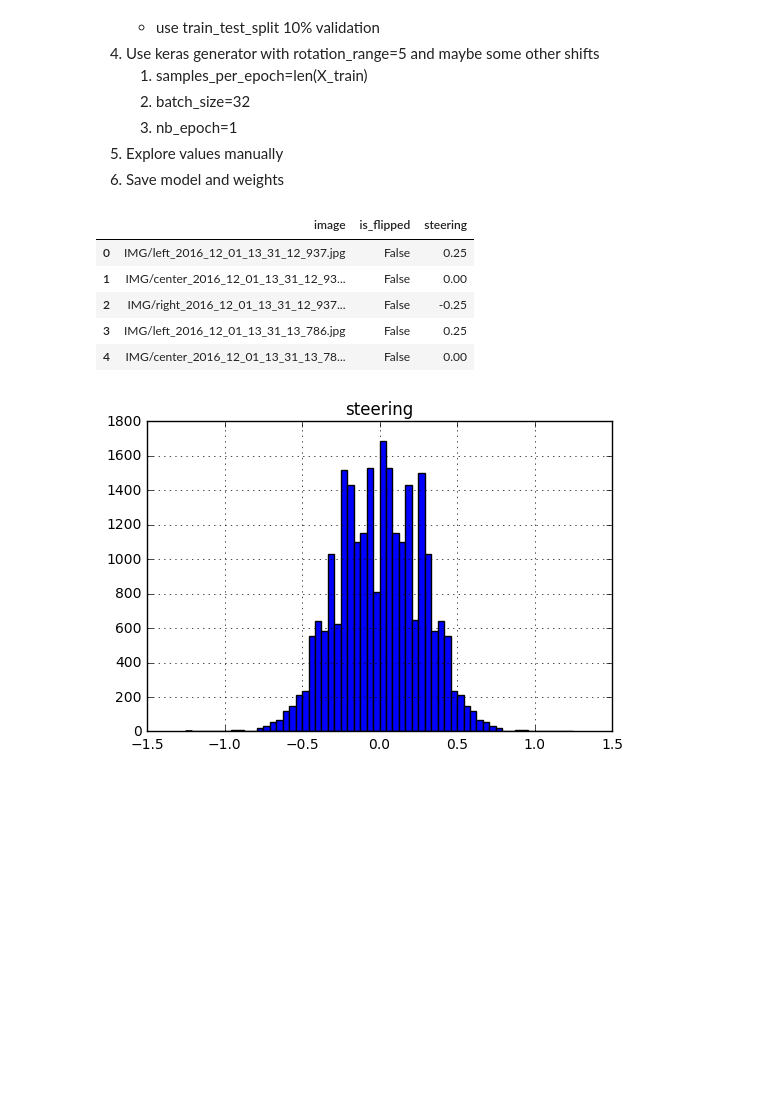
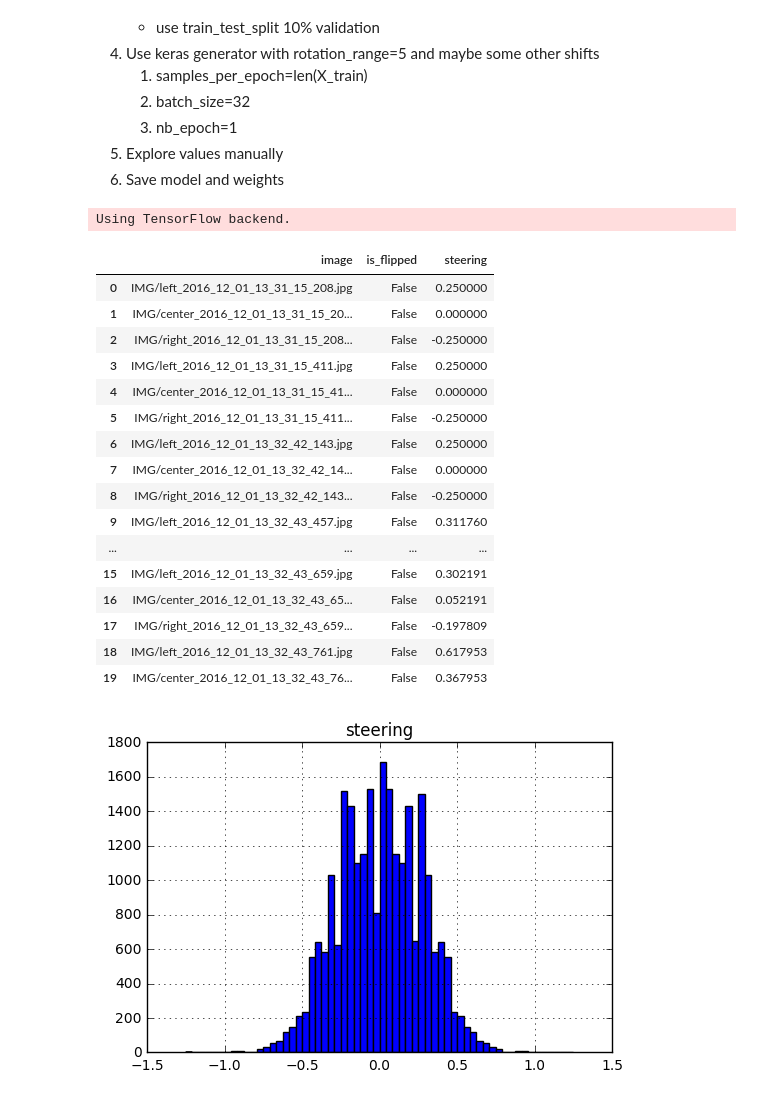
Before and after one commit to SamSamskies/CarND-Behavioral-Cloning, a Jupyter notebook: notebooks/data-exploration-2.ipynb, the cells around one changed output. Saved outputs shown, nothing was run; the diff lists cells and outputs as text; code cells hidden in the pictures; blank space fills up the shorter version.

```diff
--- a/notebooks/data-exploration-2.ipynb
+++ b/notebooks/data-exploration-2.ipynb
@@ -68,22 +68,42 @@ def augment_dataframe(df):
     return df
 
 
+def crop_image(image):
+    return image[32:132]
+
+
 def load_image(image_path, steering, is_flipped):
     image = cv2.imread(image_path)
-    image = image[32:132]
+    image = crop_image(image)
+
+    if is_flipped:
+        image = cv2.flip(image, 1)
 
     return cv2.cvtColor(image, cv2.COLOR_BGR2RGB)
+# %% [output]
+Using TensorFlow backend.
 # %%
 df = augment_dataframe(pd.read_csv('../data/' + 'driving_log.csv'))
 df.hist(column='steering', bins=60)
-df.head()
+df.head(20)
 # %% [output]
 |  | image | is_flipped | steering |
-| 0 | IMG/left_2016_12_01_13_31_12_937.jpg | False | 0.25 |
-| 1 | IMG/center_2016_12_01_13_31_12_93... | False | 0.00 |
-| 2 | IMG/right_2016_12_01_13_31_12_937... | False | -0.25 |
-| 3 | IMG/left_2016_12_01_13_31_13_786.jpg | False | 0.25 |
-| 4 | IMG/center_2016_12_01_13_31_13_78... | False | 0.00 |
+| 0 | IMG/left_2016_12_01_13_31_15_208.jpg | False | 0.250000 |
+| 1 | IMG/center_2016_12_01_13_31_15_20... | False | 0.000000 |
+| 2 | IMG/right_2016_12_01_13_31_15_208... | False | -0.250000 |
+| 3 | IMG/left_2016_12_01_13_31_15_411.jpg | False | 0.250000 |
+| 4 | IMG/center_2016_12_01_13_31_15_41... | False | 0.000000 |
+| 5 | IMG/right_2016_12_01_13_31_15_411... | False | -0.250000 |
+| 6 | IMG/left_2016_12_01_13_32_42_143.jpg | False | 0.250000 |
+| 7 | IMG/center_2016_12_01_13_32_42_14... | False | 0.000000 |
+| 8 | IMG/right_2016_12_01_13_32_42_143... | False | -0.250000 |
+| 9 | IMG/left_2016_12_01_13_32_43_457.jpg | False | 0.311760 |
+| ... | ... | ... | ... |
+| 15 | IMG/left_2016_12_01_13_32_43_659.jpg | False | 0.302191 |
+| 16 | IMG/center_2016_12_01_13_32_43_65... | False | 0.052191 |
+| 17 | IMG/right_2016_12_01_13_32_43_659... | False | -0.197809 |
+| 18 | IMG/left_2016_12_01_13_32_43_761.jpg | False | 0.617953 |
+| 19 | IMG/center_2016_12_01_13_32_43_76... | False | 0.367953 |
 [figure]
 # %%
 len(df)
```
Also changed, not shown: parts of 2 cells of this notebook, 2 other files.
